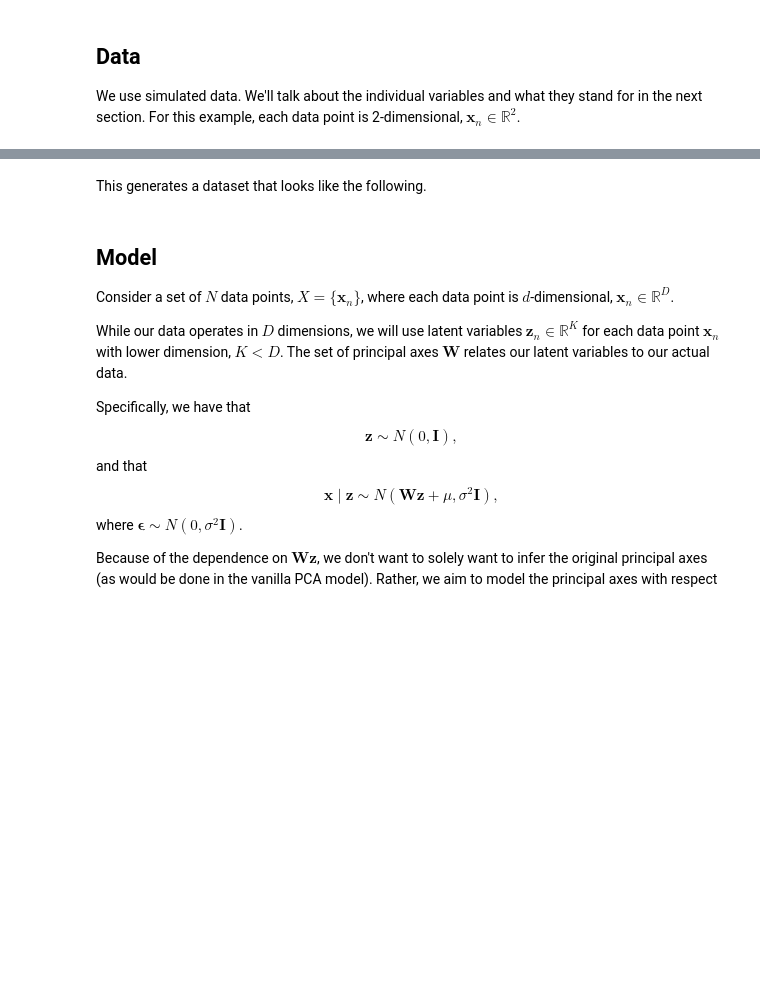
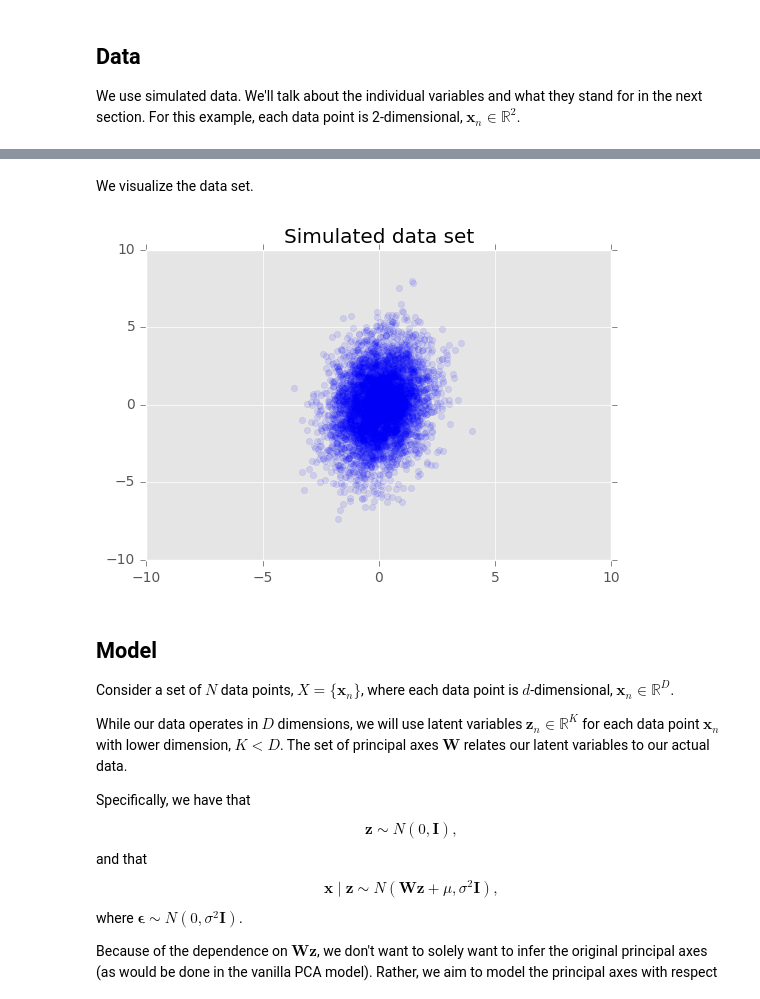
Before and after one commit to blei-lab/edward, a Jupyter notebook: docs/notebooks/probabilistic_pca.ipynb, the cells around one changed output, grey strips where cells are left out. Saved outputs shown, nothing was run; the diff lists cells and outputs as text; code cells hidden in the pictures; blank space fills up the shorter version.

```diff
--- a/docs/notebooks/probabilistic_pca.ipynb
+++ b/docs/notebooks/probabilistic_pca.ipynb
@@ -18,10 +18,13 @@ from __future__ import division
 from __future__ import print_function
 
 import edward as ed
+import matplotlib.pyplot as plt
 import numpy as np
 import tensorflow as tf
 
 from edward.models import Normal
+
+plt.style.use('ggplot')
 # %% [markdown]
 ## Data
 
@@ -54,2 +60,0 @@ x_train = build_toy_dataset(N, D, K)
-# %% [markdown]
-This generates a dataset that looks like the following.
@@ -58,3 +61,12 @@ This generates a dataset that looks like the following.
+# %% [markdown]
+We visualize the data set.
+# %%
+plt.scatter(x_train[0, :], x_train[1, :], color='blue', alpha=0.1)
+plt.axis([-10, 10, -10, 10])
+plt.title("Simulated data set")
+plt.show()
+# %% [output]
+[figure, added]
 # %% [markdown]
 ## Model
 
```
Also changed, not shown: parts of 10 cells of this notebook, 19 other files.
